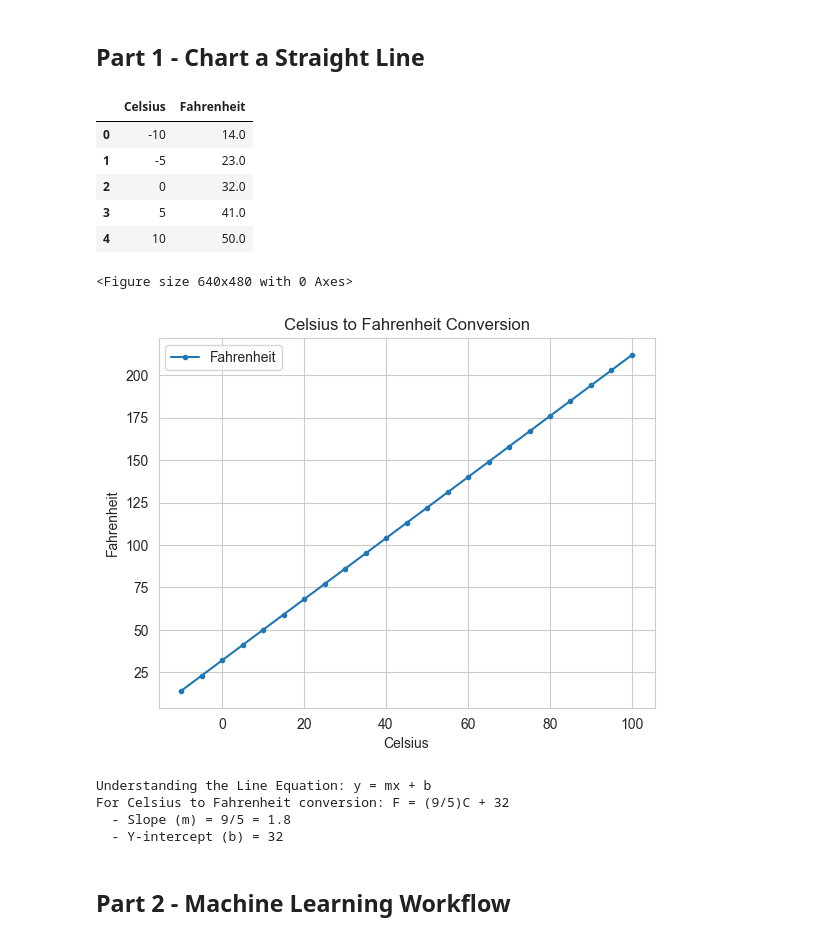
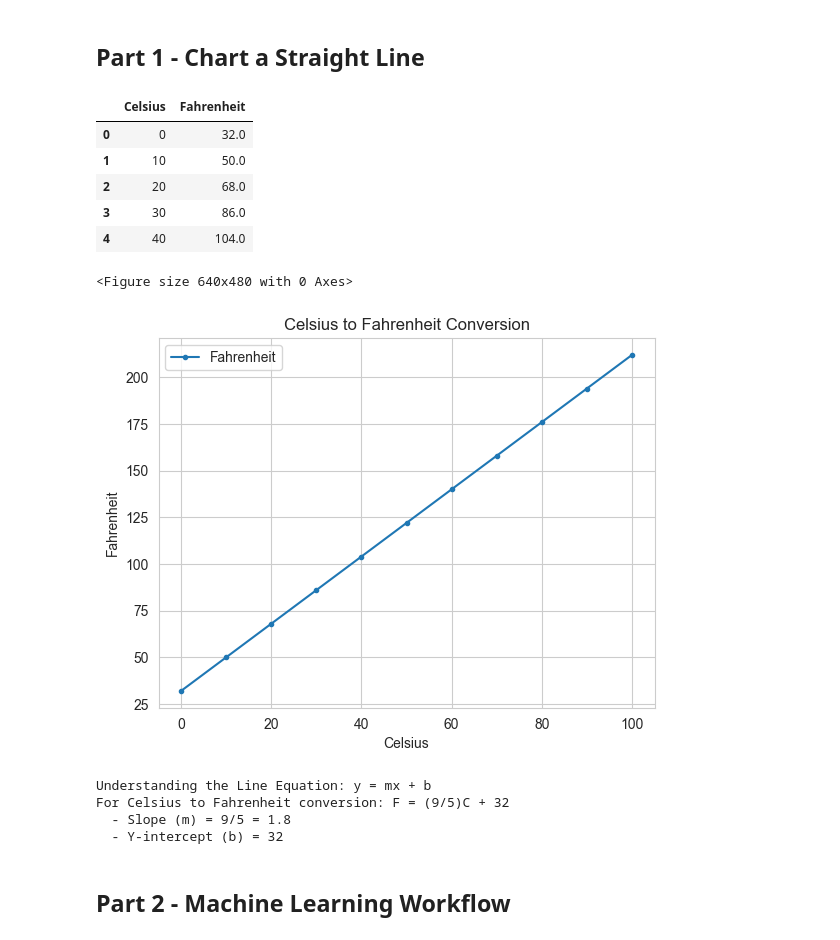
Before and after one commit to tmims71-ctrl/datafun-07-ml, a Jupyter notebook: notebooks/tmims_ml.ipynb, the cells around one changed output. Saved outputs shown, nothing was run; the diff lists cells and outputs as text; code cells hidden in the pictures.

```diff
--- a/notebooks/tmims_ml.ipynb
+++ b/notebooks/tmims_ml.ipynb
@@ -29,40 +29,40 @@ from sklearn.linear_model import LinearRegression
 # %%
 # Part 1 - Chart a Straight Line
 
 # Clear any previous plots
 plt.clf()
 
 # Create Celsius values using np.arange, then compute Fahrenheit using the conversion formula
-celsius = np.arange(-10, 101, 5)
+celsius = np.arange(0, 101, 10)
 fahrenheit = (9/5) * celsius + 32
 
 # Create a DataFrame with temperature data (Celsius first, then Fahrenheit)
 temps_df = pd.DataFrame({'Celsius': celsius, 'Fahrenheit': fahrenheit})
 
 # Display first 5 rows
 display(temps_df.head())
 
 # Plot Celsius (x) vs Fahrenheit (y)
 axes = temps_df.plot(x='Celsius', y='Fahrenheit', style='.-')
 axes.set_xlabel('Celsius')
 axes.set_ylabel('Fahrenheit')
 plt.title('Celsius to Fahrenheit Conversion')
 plt.show()
 
 # Print the line equation information
 print("\nUnderstanding the Line Equation: y = mx + b")
 print("For Celsius to Fahrenheit conversion: F = (9/5)C + 32")
 print("  - Slope (m) = 9/5 = 1.8")
 print("  - Y-intercept (b) = 32")
 # %% [output]
 |  | Celsius | Fahrenheit |
-| 0 | -10 | 14.0 |
-| 1 | -5 | 23.0 |
-| 2 | 0 | 32.0 |
-| 3 | 5 | 41.0 |
-| 4 | 10 | 50.0 |
+| 0 | 0 | 32.0 |
+| 1 | 10 | 50.0 |
+| 2 | 20 | 68.0 |
+| 3 | 30 | 86.0 |
+| 4 | 40 | 104.0 |
 <Figure size 640x480 with 0 Axes>
-[figure, old version]
+[figure, new version]
 Understanding the Line Equation: y = mx + b
 For Celsius to Fahrenheit conversion: F = (9/5)C + 32
   - Slope (m) = 9/5 = 1.8
```
